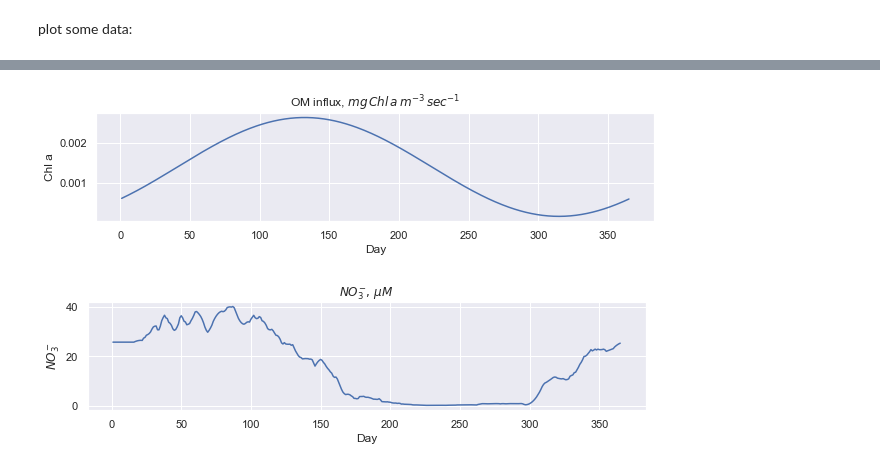
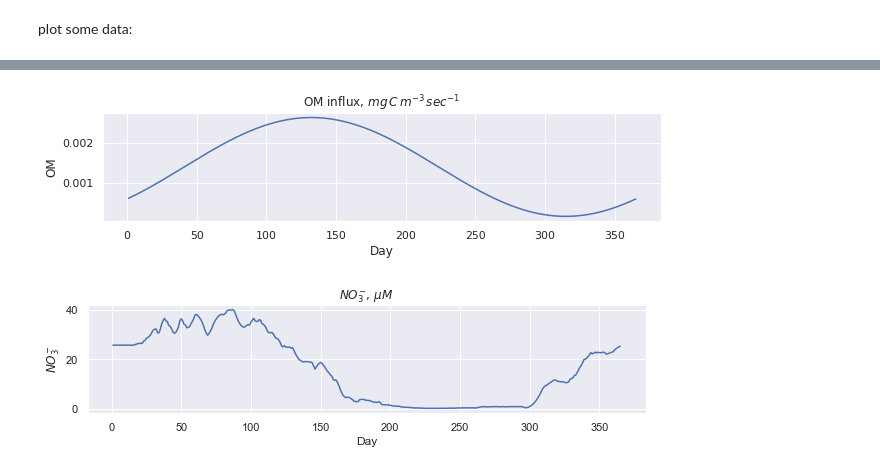
Before and after one commit to limash/Alkalinity_in_the_Wadden_Sea, a Jupyter notebook: 2_1_some_tests_and_estimations.ipynb, the cells around one changed output, grey strips where cells are left out. Saved outputs shown, nothing was run; the diff lists cells and outputs as text; code cells hidden in the pictures.

```diff
--- a/2_some_tests_and_estimations.ipynb
+++ b/2_1_some_tests_and_estimations.ipynb
@@ -64,9 +64,9 @@ plt.xlabel('Day'); plt.ylabel('Chl a');
 # %%
 plt.plot(ox, om_flux); plt.gcf().set_size_inches(10, 2);
-plt.title('OM influx, $mg\,Chl\,a\,m^{-3}\,sec^{-1}$');
-plt.xlabel('Day'); plt.ylabel('Chl a');
+plt.title('OM influx, $mg\,C\,m^{-3}\,sec^{-1}$');
+plt.xlabel('Day'); plt.ylabel('OM');
 # %% [output]
-[figure, old version]
+[figure, new version]
 # %%
 plt.plot(ox, no3); plt.gcf().set_size_inches(10, 2);
 plt.title('$NO_{3}^{-},\,\mu M$');
```
Also changed, not shown: parts of 79 cells of this notebook, 3 other files.
